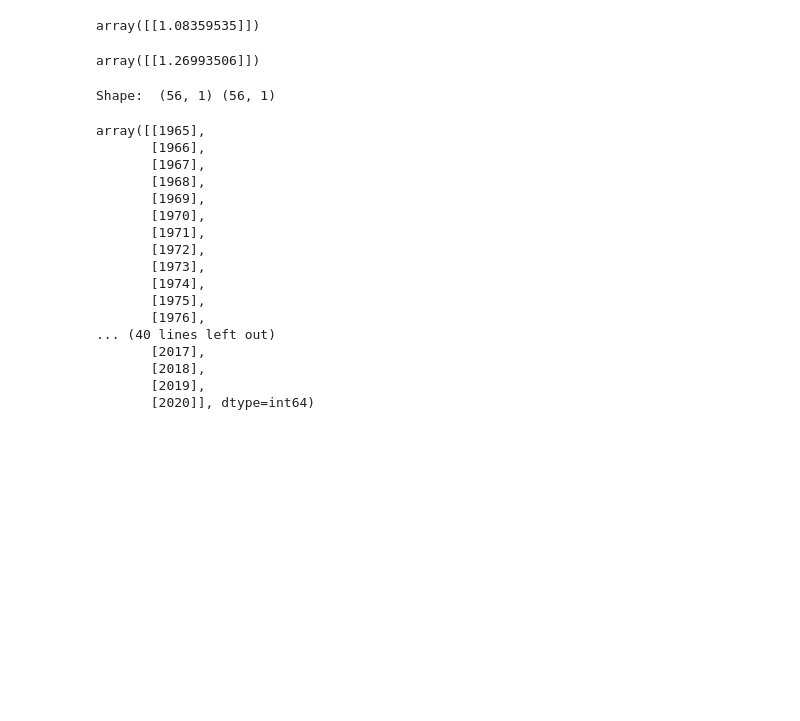
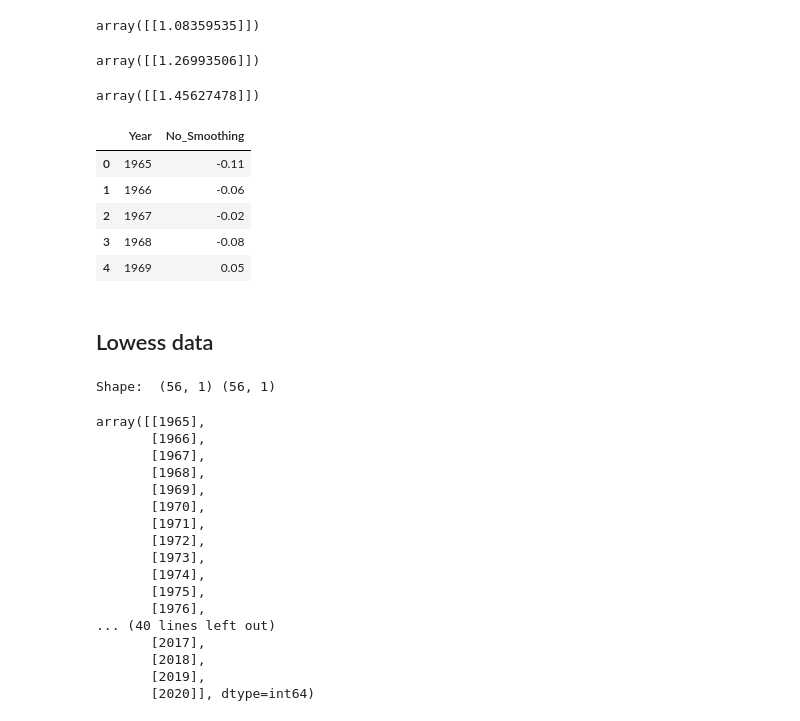
Before and after one commit to yuyhong23/One-Hot_Future, a Jupyter notebook: nasa_data_ML.ipynb, the cells around one changed output. Cells and saved outputs as stored; diff of their text form; code cells hidden in the pictures; blank space fills up the shorter version.

Commit message:
output NASA predictions

```diff
--- a/nasa_data_ML.ipynb
+++ b/nasa_data_ML.ipynb
@@ -120,3 +120,38 @@ y_2040 = model.predict([[2040]])
 y_2040
 # %% [output]
 array([[1.26993506]])
+# %%
+y_2050 = model.predict([[2050]])
+y_2050
+# %% [output]
+array([[1.45627478]])
+# %%
+my_array1 = y_2030
+my_array2 = y_2040
+my_array3 = y_2050
+
+df1 = pd.DataFrame(my_array1, columns = ['2030'])
+df2 = pd.DataFrame(my_array2, columns = ['2040'])
+df3 = pd.DataFrame(my_array3, columns = ['2050'])
+
+frames = [df1, df2, df3]
+result = pd.concat(frames, axis=1).T
+reset = result.reset_index()
+renamed = reset.rename(columns={"index": "Year", 0: "No_Smoothing"})
+renamed.head()
+
+# Drop Lowess from temp data
+final_temp = temp.drop(columns="Lowess")
+final_temp
+
+# Create new df
+data = [final_temp, renamed]
+all_data = pd.concat(data, axis=0)
+all_data.head()
+# %% [output]
+|  | Year | No_Smoothing |
+| 0 | 1965 | -0.11 |
+| 1 | 1966 | -0.06 |
+| 2 | 1967 | -0.02 |
+| 3 | 1968 | -0.08 |
+| 4 | 1969 | 0.05 |
@@ -123,3 +160,5 @@ array([[1.26993506]])
+# %% [markdown]
+## Lowess data
 # %%
 X = temp.Year.values.reshape(-1, 1)
 y = temp.Lowess.values.reshape(-1, 1)
```
Also changed, not shown: parts of 1 cell of this notebook, 2 other files.
